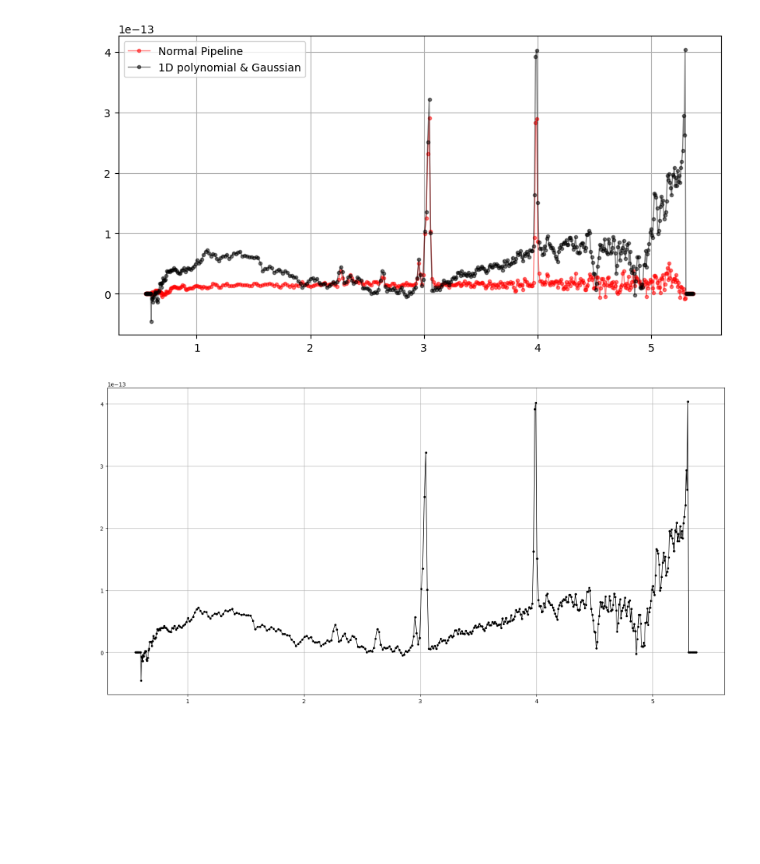
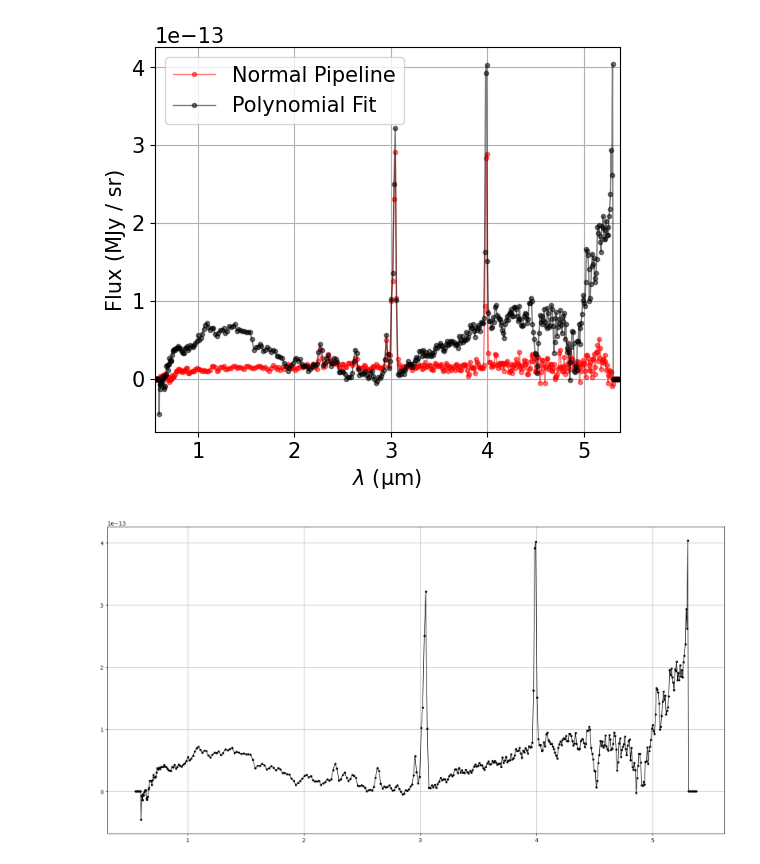
Before and after one commit to TimEpsilon/BetterNIRSpecBackground, a Jupyter notebook: JWST/TestStage2/FindBestModel.ipynb, the cells around one changed output. Saved outputs shown, nothing was run; the diff lists cells and outputs as text; code cells hidden in the pictures; blank space fills up the shorter version.

Commit message:
Made Better Extraction by making it manual instead of automatic isn't this great

```diff
--- a/JWST/TestStage2/FindBestModel.ipynb
+++ b/JWST/TestStage2/FindBestModel.ipynb
@@ -115,18 +115,23 @@ for slit in slits:
 [figure]
 [figure]
 # %%
-plt.figure(figsize=(10,5))
+plt.rcParams["font.size"] = "15"
+
+plt.figure(figsize=(6,5))
 #plt.errorbar(src_x,src_y/src_y[~np.isnan(src_y)].mean(),yerr=src_err,color="k",marker='.',linewidth=1,label="Srctype")
 #plt.errorbar(my_x,my_y,yerr=my_err,color="b",marker='.',linewidth=1,label="2D Polynomial",alpha=0.5,capsize=30)
 plt.errorbar(mast_x,mast_y,color="r",marker='.',linewidth=1,label="Normal Pipeline",alpha=0.5)
-plt.errorbar(better_x,better_y,color='k',marker='.',linewidth=1,label="1D polynomial & Gaussian",alpha=0.5)
+plt.errorbar(better_x,better_y,color='k',marker='.',linewidth=1,label="Polynomial Fit",alpha=0.5)
 
 #plt.xlim(3,3.1)
 plt.grid()
+plt.ylabel("Flux (MJy / sr)")
+plt.xlabel(r"$\lambda$ (µm)")
+plt.gcf().gca().margins(x=0)
 plt.legend()
 plt.show()
 # %% [output]
-[figure, old version]
+[figure, new version]
 # %%
 plt.figure(figsize=(20,10))
 plt.plot(better_x,better_y,marker='.',linewidth=1,color='k')
```
Also changed, not shown: parts of 2 cells of this notebook, 3 other files.
